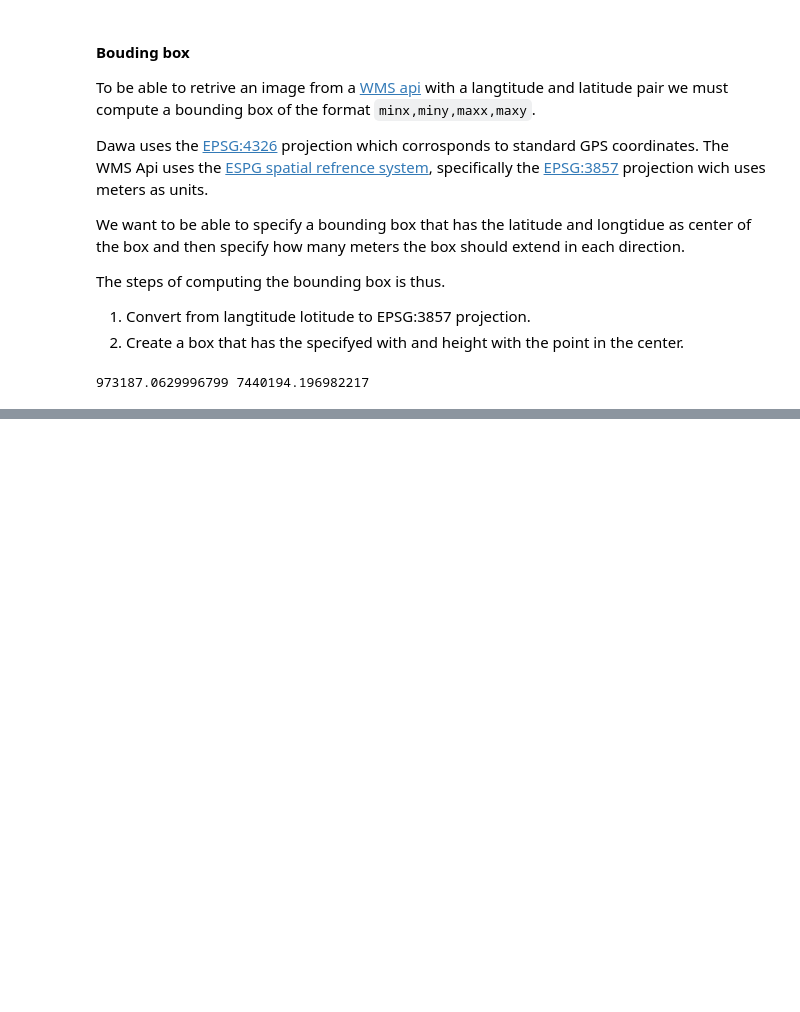
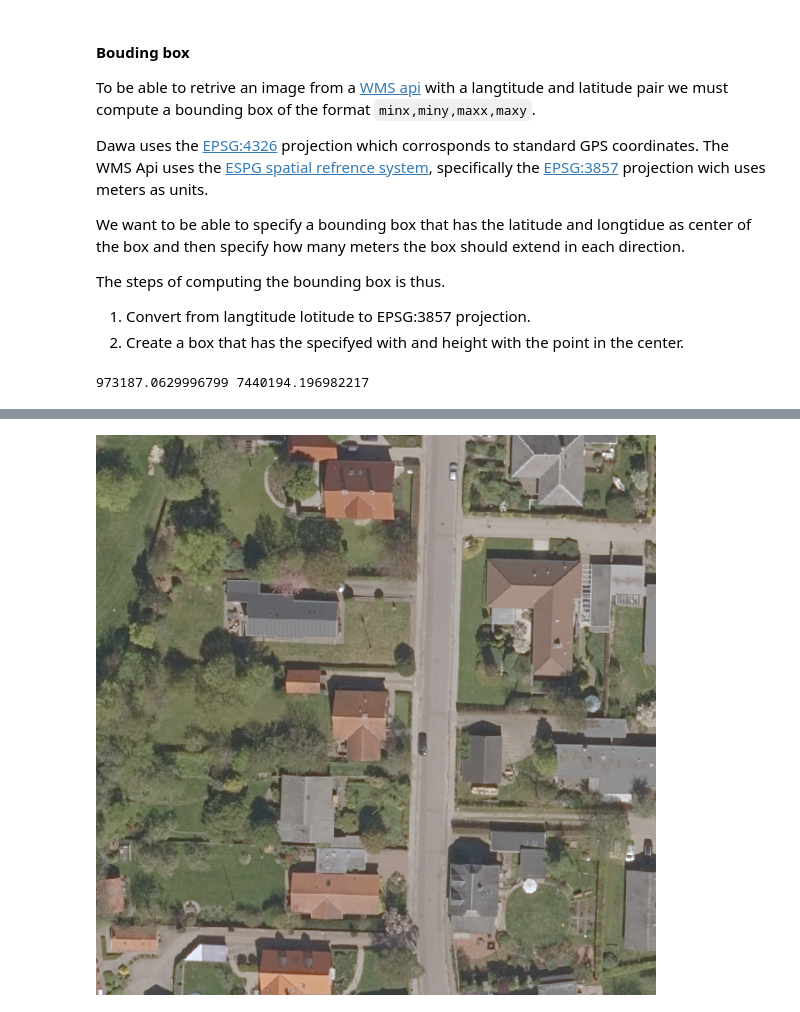
Before and after one commit to Rotendahl/flood_risk, a Jupyter notebook: Hollowings.ipynb, the cells around one changed output, grey strips where cells are left out. Cells and saved outputs as stored; diff of their text form; code cells hidden in the pictures; blank space fills up the shorter version.

```diff
--- a/Hollowings.ipynb
+++ b/Hollowings.ipynb
@@ -113,3 +118,7 @@ buildImg, hollowImg = addressToImages('kjærmarken 103, 6771 gredstedbro')
+# %%
+mapImg
+# %% [output]
+[figure, added]
 # %%
 buildImg
 # %% [output]
```
Also changed, not shown: parts of 17 cells of this notebook.
